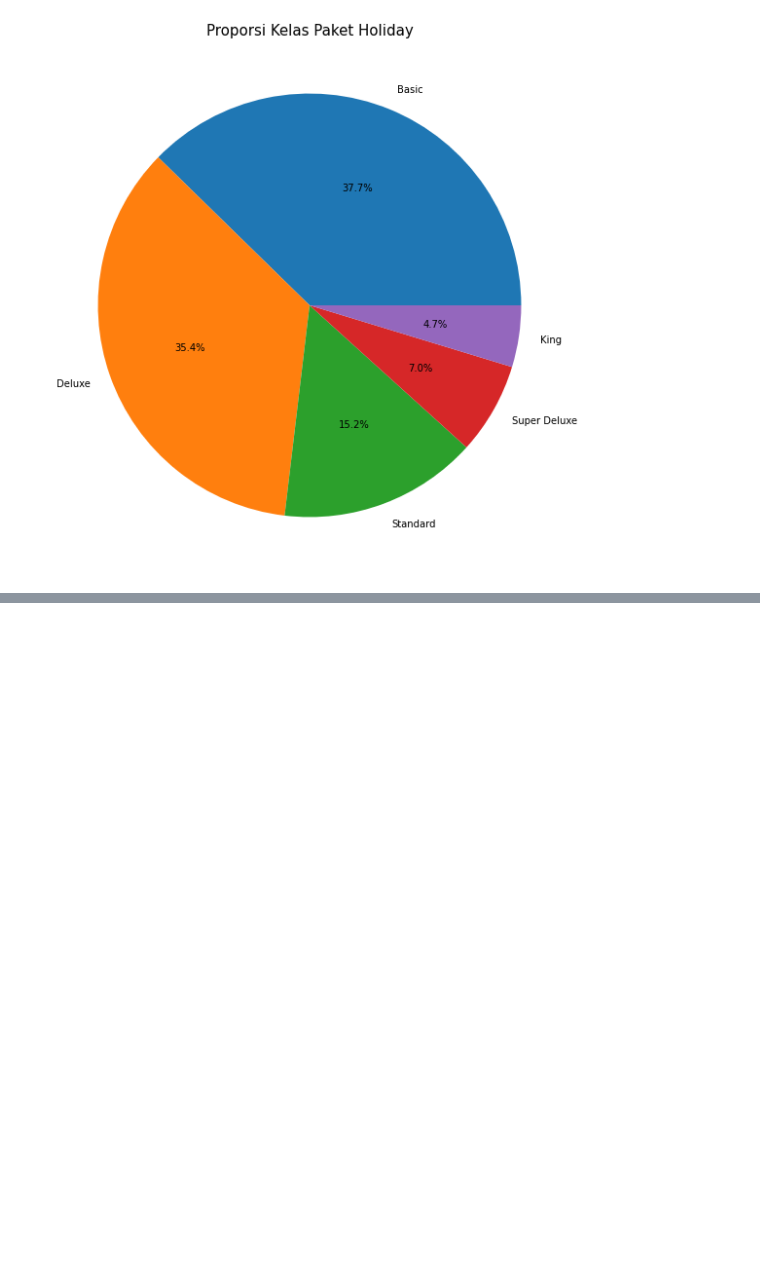
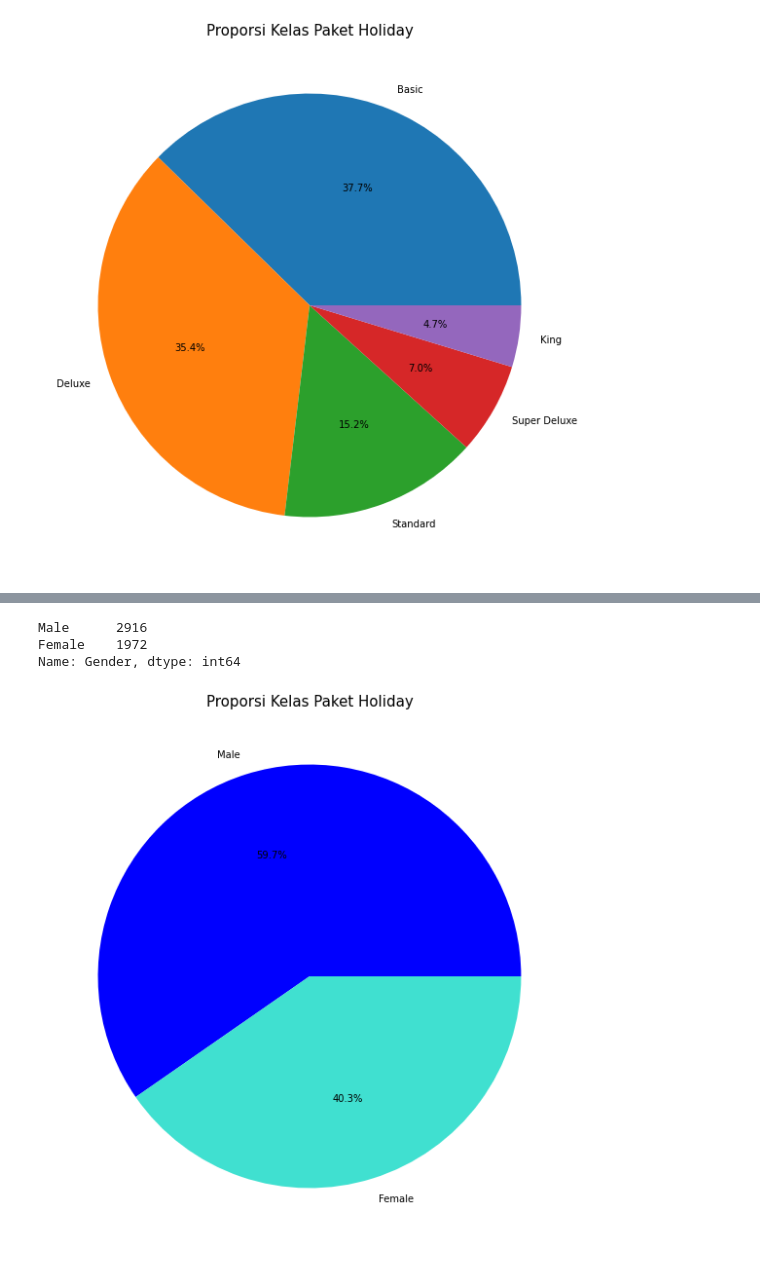
Before and after one commit to H8-Assignments-Bay/p2---final-project-group-005, a Jupyter notebook: eda.ipynb, the cells around one changed output, grey strips where cells are left out. Drawn from its saved outputs; the diff is of its cells as text; code cells hidden in the pictures; blank space fills up the shorter version.

```diff
--- a/eda.ipynb
+++ b/eda.ipynb
@@ -196,0 +225,14 @@ plt.show()
+# %%
+pie_data2 = df['Gender'].value_counts()
+pie_data2
+# %% [output]
+Male      2916
+Female    1972
+Name: Gender, dtype: int64
+# %%
+pie_data2.plot(kind='pie', figsize=(10,10), autopct='%1.1f%%', colors = ['blue', 'turquoise'])
+plt.title("Proporsi Kelas Paket Holiday", size = 15)
+plt.ylabel("")
+plt.show()
+# %% [output]
+[figure, added]
```
Also changed, not shown: parts of 20 cells of this notebook.
